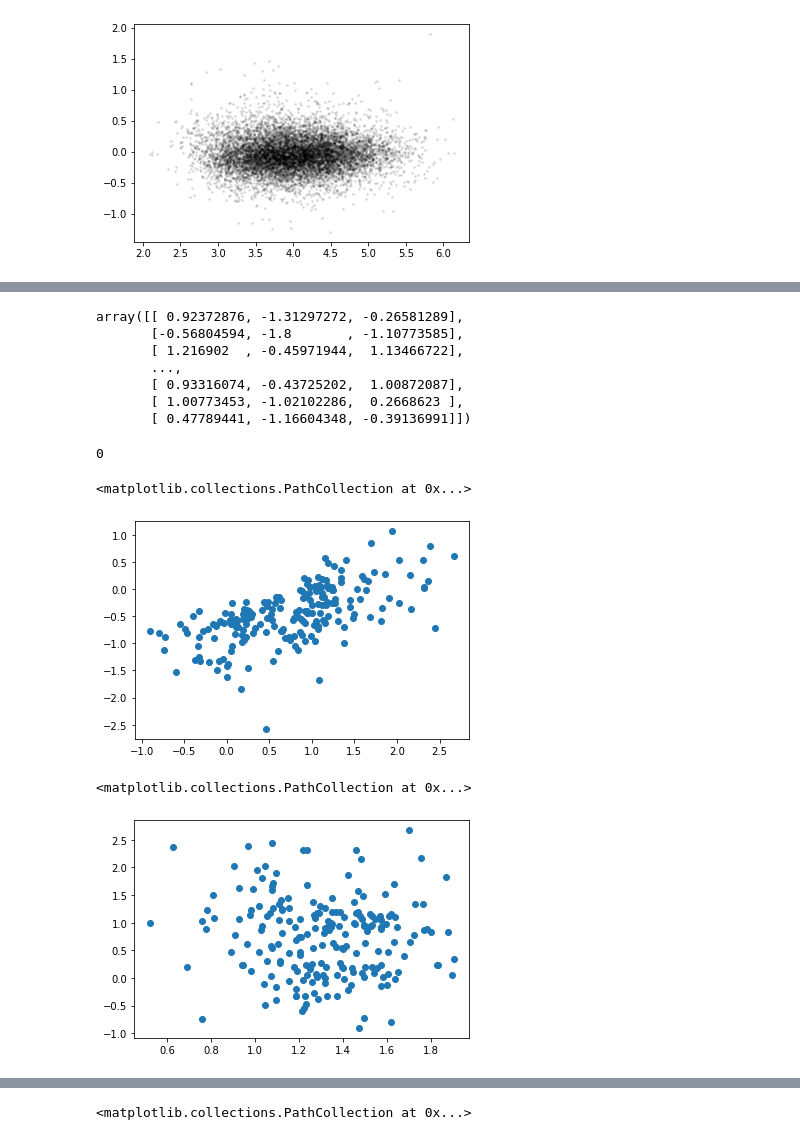
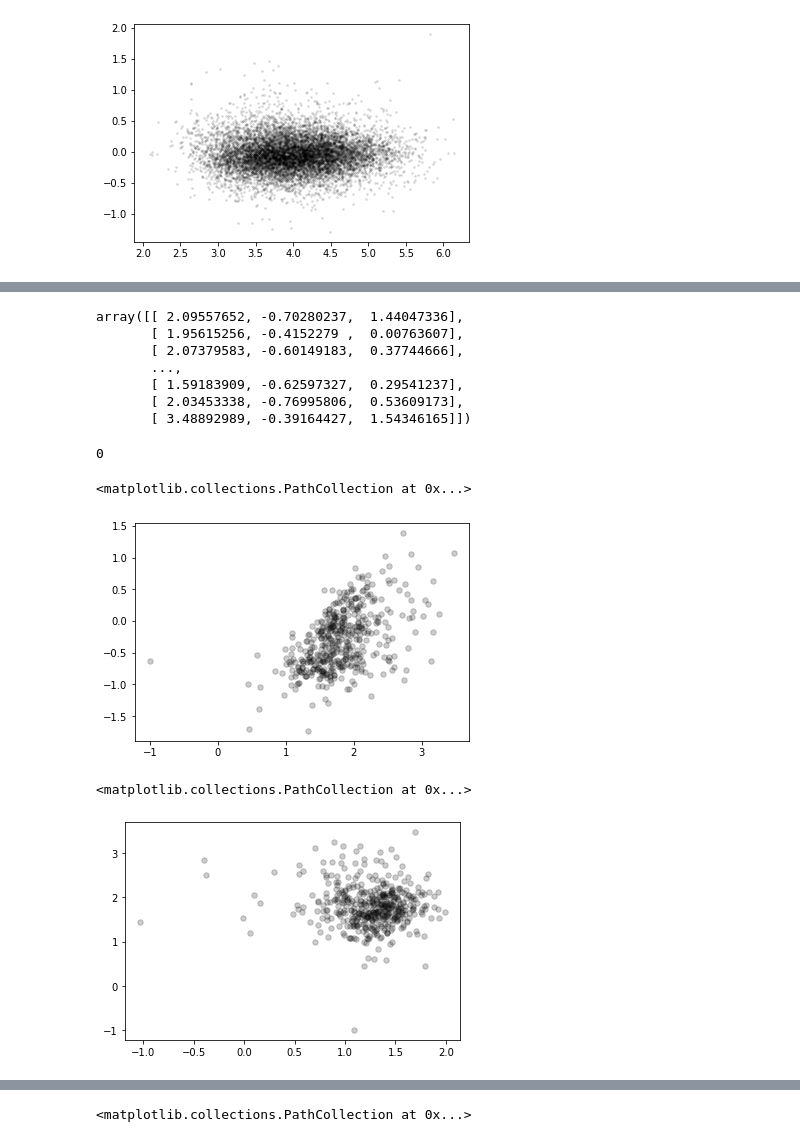
Before and after one commit to pachterlab/monod_examples, a Jupyter notebook: manuscript_computation/gg230313_lit_comparison.ipynb, the cells around one changed output, grey strips where cells are left out. Saved outputs shown, nothing was run; the diff lists cells and outputs as text; code cells hidden in the pictures.

```diff
--- a/manuscript_computation/gg230313_lit_comparison.ipynb
+++ b/manuscript_computation/gg230313_lit_comparison.ipynb
@@ -128,4 +150,8 @@ plt.scatter(np.log10(mesc_data['lengths']),mesc_data['log.norm.int.noise'],3,'k'
 # %%
 from monod import analysis
 # %%
-sr = monod.analysis.load_search_results('./fits/gg_230313_025_desai_1/desai_dmso_cr/Bursty_Poisson_8x9/grid_scan_results_upd.res')
+# sr = monod.analysis.load_search_results('./fits/gg_230313_025_desai_1/desai_dmso_cr/Bursty_Poisson_8x9/grid_scan_results_upd.res')
+# %%
+
+sr = monod.analysis.load_search_results('./fits/gg_230313_025_desai_2/desai_dmso/Bursty_Poisson_8x9/grid_scan_results.res')
+sr.find_sampling_optimum()
@@ -132,5 +160,5 @@ sr = monod.analysis.load_search_results('./fits/gg_230313_025_desai_1/desai_dmso
 # %%
-sd = monod.analysis.load_search_data('./fits/gg_230313_025_desai_1/desai_dmso_cr/raw.sd')
+sd = monod.analysis.load_search_data('./fits/gg_230313_025_desai_2/desai_dmso/raw.sd')
 # %%
 bs = np.log10(sd.layers[1].var(1)/sd.layers[1].mean(1)-1)
 # %%
@@ -144,13 +172,13 @@ phys_opt = sr.phys_optimum
 # %%
 phys_opt
 # %% [output]
-array([[ 0.92372876, -1.31297272, -0.26581289],
-       [-0.56804594, -1.8       , -1.10773585],
-       [ 1.216902  , -0.45971944,  1.13466722],
+array([[ 2.09557652, -0.70280237,  1.44047336],
+       [ 1.95615256, -0.4152279 ,  0.00763607],
+       [ 2.07379583, -0.60149183,  0.37744666],
        ...,
-       [ 0.93316074, -0.43725202,  1.00872087],
-       [ 1.00773453, -1.02102286,  0.2668623 ],
-       [ 0.47789441, -1.16604348, -0.39136991]])
+       [ 1.59183909, -0.62597327,  0.29541237],
+       [ 2.03453338, -0.76995806,  0.53609173],
+       [ 3.48892989, -0.39164427,  1.54346165]])
 # %%
 np.where(gene_names=='Cops5')[0][0]
 # %% [output]
@@ -178,19 +206,19 @@ mesc_data['monod_deg_rate']=monodg
 mesc_data['basic_burst_size']=basicb
 mesc_data['desai_spliced_mean']=rawmean_
 # %%
-plt.scatter(monodb,basicb)
+plt.scatter(monodb,basicb,30,'k',alpha=0.2)
 # %% [output]
 <matplotlib.collections.PathCollection at 0x...>
-[figure, old version]
+[figure, new version]
 # %%
 gf = mesc_data['monod_burst_size'].notna()
 # plt.hist(mesc_data['log.burst.size'][gf],alpha=0.5)
 # plt.hist(mesc_data['monod_burst_size'][gf],alpha=0.5)
-plt.scatter(mesc_data['log.burst.size'][gf],mesc_data['monod_burst_size'][gf])
+plt.scatter(mesc_data['log.burst.size'][gf],mesc_data['monod_burst_size'][gf],30,'k',alpha=0.2)
 # plt.scatter(mesc_data['log.burst.freq'][gf],-mesc_data['monod_deg_rate'][gf])
 # %% [output]
 <matplotlib.collections.PathCollection at 0x...>
-[figure, old version]
+[figure, new version]
 # %%
 gf = mesc_data['basic_burst_size'].notna()
 # plt.hist(mesc_data['log.burst.size'][gf],alpha=0.5)
```
Also changed, not shown: parts of 8 cells of this notebook, 4 other files.
